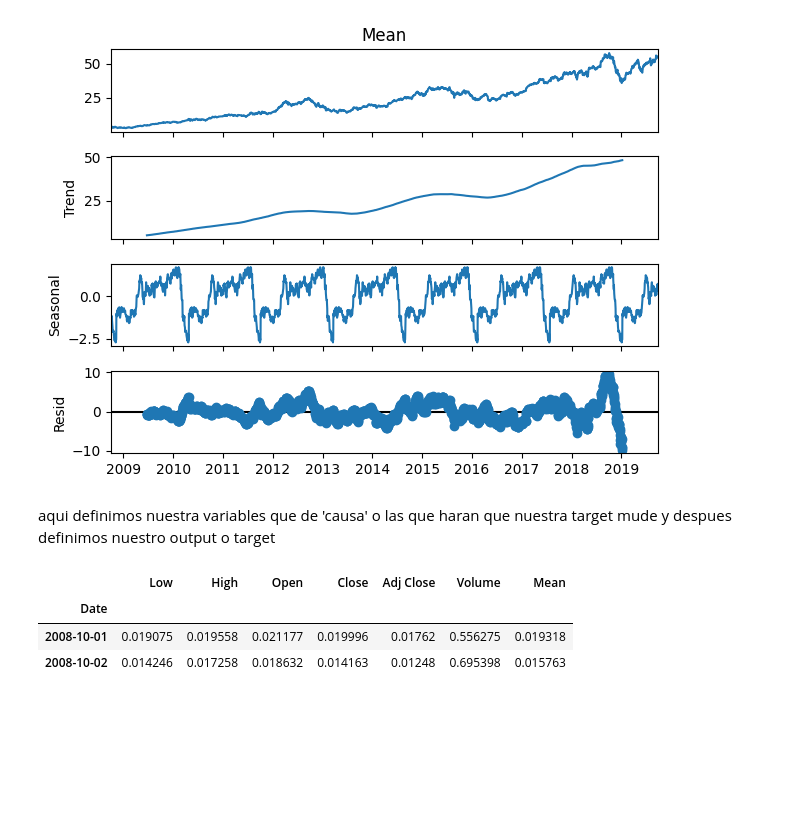
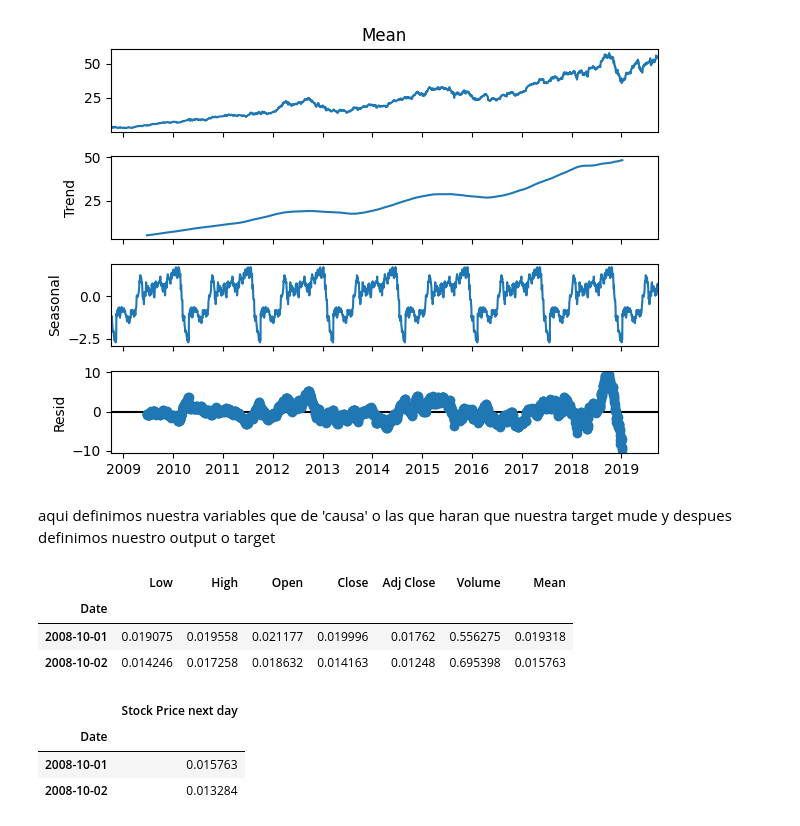
Before and after one commit to DajeanArcila/biblioteca_pandas, a Jupyter notebook: Series Temporais - SARIMAX com Variáveis Exógenas.ipynb, the cells around one changed output. Drawn from its saved outputs; the diff is of its cells as text; code cells hidden in the pictures; blank space fills up the shorter version.

```diff
--- a/Series Temporais - SARIMAX com Variáveis Exógenas.ipynb
+++ b/Series Temporais - SARIMAX com Variáveis Exógenas.ipynb
@@ -75,7 +75,7 @@ X=scaled_input
 sc_in= MinMaxScaler(feature_range= (0,1))
 scaled_output=sc_in.fit_transform(dataset_for_prediction[['Actual']])
 scaled_output=pd.DataFrame(scaled_output)
-Y=scaler_output
+Y=scaled_output
 # %% [markdown]
 aqui definimos nuestra variables que de 'causa' o las que haran que nuestra target mude y despues definimos nuestro output o target
 # %%
@@ -88,6 +88,11 @@ X.head(2)
 | 2008-10-01 | 0.019075 | 0.019558 | 0.021177 | 0.019996 | 0.01762 | 0.556275 | 0.019318 |
 | 2008-10-02 | 0.014246 | 0.017258 | 0.018632 | 0.014163 | 0.01248 | 0.695398 | 0.015763 |
 # %%
-y.rename(columns={0:"Stock Price next day"}, inplace= True)
-y.index=dataset_for_prediction.index
-y.head(2)
+Y.rename(columns={0:"Stock Price next day"}, inplace= True)
+Y.index=dataset_for_prediction.index
+Y.head(2)
+# %% [output]
+|  | Stock Price next day |
+| Date |  |
+| 2008-10-01 | 0.015763 |
+| 2008-10-02 | 0.013284 |
```
